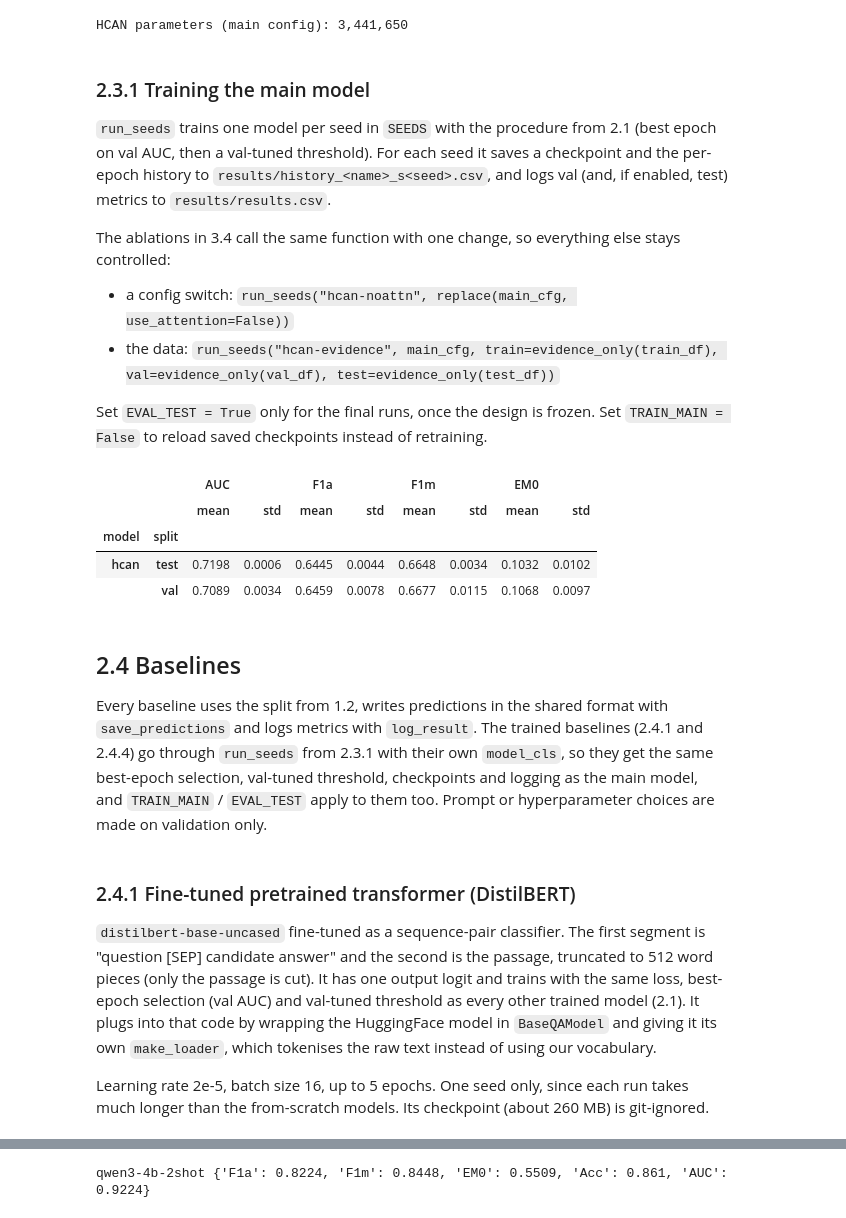
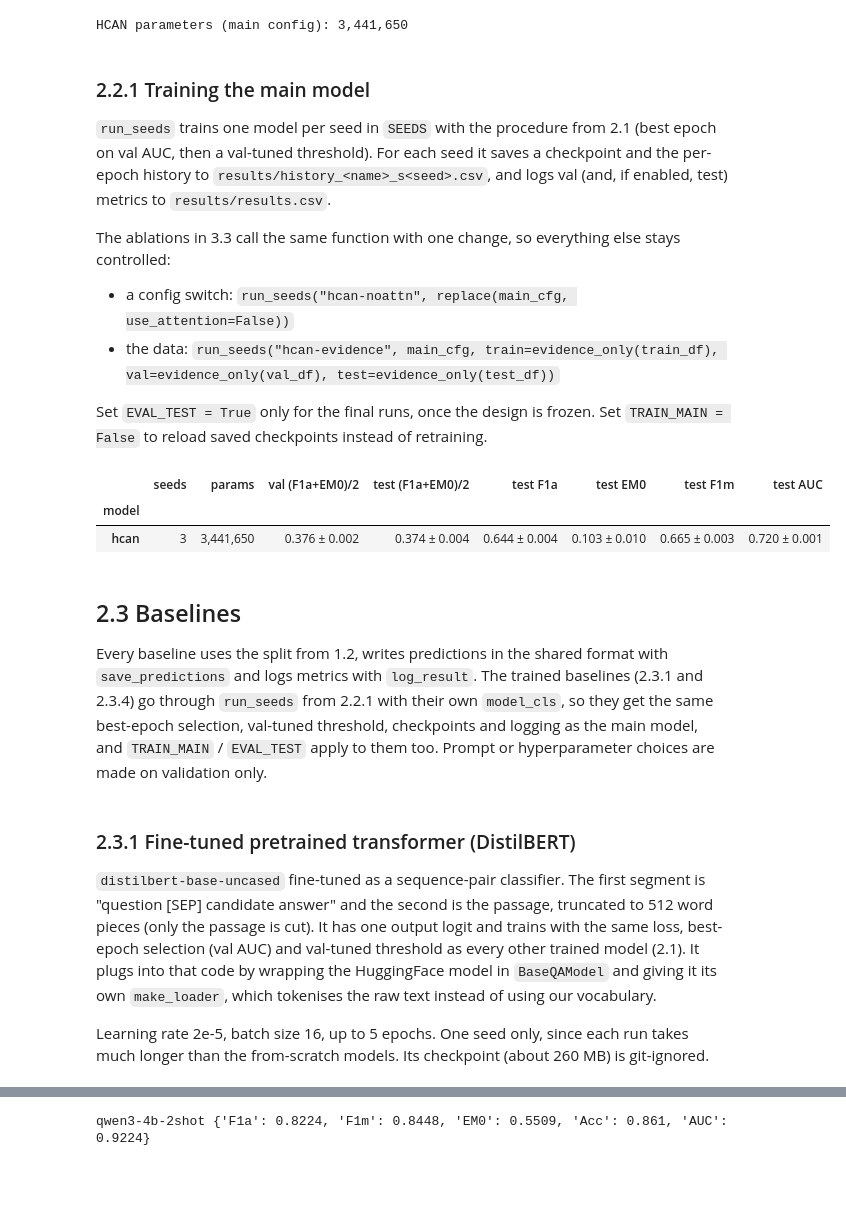
Before and after one commit to rayhao-han/NLP_Proj, a Jupyter notebook: CITS4012_Group56.ipynb, the cells around one changed output, grey strips where cells are left out. Cells and saved outputs as stored; diff of their text form; code cells hidden in the pictures; blank space fills up the shorter version.

```diff
--- a/CITS4012_Group56.ipynb
+++ b/CITS4012_Group56.ipynb
@@ -463,7 +463,7 @@ def metric_value(m: dict, name: str) -> float:
     return m["F1a"] + m["EM0"] if name == "F1a+EM0" else m[name]
 
 def loader_for(model):
-    """The model's own make_loader if it has one (e.g. 2.4.1), else the shared one from 1.5."""
+    """The model's own make_loader if it has one (e.g. 2.3.1), else the shared one from 1.5."""
     return getattr(model, "make_loader", make_loader)
 
 @torch.no_grad()
@@ -759,16 +759,16 @@ print(f"HCAN parameters (main config): {HCAN(HCAConfig(vocab_size=len(vocab))).n
 # %% [output]
 HCAN parameters (main config): 3,441,650
 # %% [markdown]
-### 2.3.1 Training the main model
+### 2.2.1 Training the main model
 `run_seeds` trains one model per seed in `SEEDS` with the procedure from 2.1 (best epoch on val AUC, then a val-tuned threshold). For each seed it saves a checkpoint and the per-epoch history to `results/history_<name>_s<seed>.csv`, and logs val (and, if enabled, test) metrics to `results/results.csv`.
 
-The ablations in 3.4 call the same function with one change, so everything else stays controlled:
+The ablations in 3.3 call the same function with one change, so everything else stays controlled:
 - a config switch: `run_seeds("hcan-noattn", replace(main_cfg, use_attention=False))`
 - the data: `run_seeds("hcan-evidence", main_cfg, train=evidence_only(train_df), val=evidence_only(val_df), test=evidence_only(test_df))`
 
 Set `EVAL_TEST = True` only for the final runs, once the design is frozen. Set `TRAIN_MAIN = False` to reload saved checkpoints instead of retraining.
 # %%
-# ---- Main model config + the shared train/evaluate loop (the ablations in 3.4 reuse it) ----
+# ---- Main model config + the shared train/evaluate loop (the ablations in 3.3 reuse it) ----
 MAIN_NAME = "hcan"
 main_cfg = HCAConfig(vocab_size=len(vocab))
 main_tcfg = TrainConfig(lr=1e-3, batch_size=32, epochs=15, patience=3)
@@ -779,53 +779,72 @@ EVAL_TEST = True     # keep False while tuning; set True only for the final, fro
 def run_seeds(name, cfg, tcfg=main_tcfg, train=train_df, val=val_df, test=test_df,
               seeds=SEEDS, retrain=None, eval_test=None, model_cls=None) -> dict:
     """Train (or reload) one model per seed and log val (+ test) metrics. Returns {seed: model}.
-    model_cls defaults to HCAN; the trained baselines in 2.4 pass their own class."""
+    model_cls defaults to HCAN; the trained baselines in 2.3 pass their own class."""
     model_cls = HCAN if model_cls is None else model_cls
     retrain = TRAIN_MAIN if retrain is None else retrain
     eval_test = EVAL_TEST if eval_test is None else eval_test
     models = {}
     for seed in seeds:
         ckpt_path = CKPT_DIR / f"{name}_s{seed}.pt"
         set_seed(seed)
         model = model_cls(cfg)
         if retrain or not ckpt_path.exists():
             t0 = time.time()
             model, history = train_model(model, train, val, replace(tcfg, seed=seed), name=f"{name} s{seed}")
             train_min = round((time.time() - t0) / 60, 1)
             history.to_csv(RESULTS_DIR / f"history_{name}_s{seed}.csv", index=False)
             torch.save({"state_dict": model.state_dict(), "config": asdict(cfg),
                         "threshold": model.threshold, "train_min": train_min}, ckpt_path)
         else:
             saved = torch.load(ckpt_path, map_location="cpu")
             model.load_state_dict(saved["state_dict"]); model.to(DEVICE)
             model.threshold, train_min = saved["threshold"], saved["train_min"]
         for split, df in [("val", val)] + ([("test", test)] if eval_test else []):
             preds = predict(model, df)                  # uses the val-tuned threshold
             save_predictions(preds, name, split, seed)
             log_result(name, split, evaluate(preds), seed, params=model.n_params(),
                        train_min=train_min, threshold=model.threshold)
         models[seed] = model
     return models
 
-def seed_summary(*names):
-    """Mean and std over seeds of the logged metrics, one row per (model, split)."""
+def mean_std(x: pd.Series) -> str:
+    """"mean ± std" over seeds; just the value for a single run, "–" for none."""
+    x = x.dropna()
+    if x.empty:
+        return "–"
+    return f"{x.mean():.3f}" if len(x) == 1 else f"{x.mean():.3f} ± {x.std():.3f}"
+
+def seed_summary(*names) -> pd.DataFrame:
+    """One row per model from results.csv, mean ± std over seeds, best test score first.
+    score = (F1a + EM0) / 2, SuperGLUE's MultiRC score. Design choices use the val score;
+    the test columns are what we report."""
     res = pd.read_csv(RESULTS_CSV)
-    return (res[res["model"].isin(names)].groupby(["model", "split"])[["AUC", "F1a", "F1m", "EM0"]]
-            .agg(["mean", "std"]).round(4))
+    res["score"] = (res["F1a"] + res["EM0"]) / 2
+    rows = []
+    for name in names:
+        r = res[res["model"] == name]
+        val, test = r[r["split"] == "val"], r[r["split"] == "test"]
+        n_seeds = r.loc[r["seed"].astype(str) != "-", "seed"].nunique()
+        params = r["params"].dropna()
+        rows.append({"model": name, "seeds": n_seeds or "–",
+                     "params": f"{int(params.iloc[0]):,}" if len(params) else "–",
+                     "val (F1a+EM0)/2": mean_std(val["score"]), "test (F1a+EM0)/2": mean_std(test["score"]),
+                     **{f"test {m}": mean_std(test[m]) for m in ("F1a", "EM0", "F1m", "AUC")},
+                     "_order": test["score"].mean()})
+    return (pd.DataFrame(rows).sort_values("_order", ascending=False, na_position="last")
+            .drop(columns="_order").set_index("model"))
 
 main_models = run_seeds(MAIN_NAME, main_cfg)
 seed_summary(MAIN_NAME)
 # %% [output]
-|  |  | AUC |  | F1a |  | F1m |  | EM0 |  |
-|  |  | mean | std | mean | std | mean | std | mean | std |
-| model | split |  |  |  |  |  |  |  |  |
-| hcan | test | 0.7198 | 0.0006 | 0.6445 | 0.0044 | 0.6648 | 0.0034 | 0.1032 | 0.0102 |
-|  | val | 0.7089 | 0.0034 | 0.6459 | 0.0078 | 0.6677 | 0.0115 | 0.1068 | 0.0097 |
+|  | seeds | params | val (F1a+EM0)/2 | test (F1a+EM0)/2 | test F1a | test EM0 | test F1m | test AUC |
+| model |  |  |  |  |  |  |  |  |
+| hcan | 3 | 3,441,650 | 0.376 ± 0.002 | 0.374 ± 0.004 | 0.644 ± 0.004 | 0.103 ± 0.010 | 0.665 ± 0.003 | 0.720 ± 0.001 |
 # %% [markdown]
-## 2.4 Baselines
-Every baseline uses the split from 1.2, writes predictions in the shared format with `save_predictions` and logs metrics with `log_result`. The trained baselines (2.4.1 and 2.4.4) go through `run_seeds` from 2.3.1 with their own `model_cls`, so they get the same best-epoch selection, val-tuned threshold, checkpoints and logging as the main model, and `TRAIN_MAIN` / `EVAL_TEST` apply to them too. Prompt or hyperparameter choices are made on validation only.
+## 2.3 Baselines
+Every baseline uses the split from 1.2, writes predictions in the shared format with `save_predictions` and logs metrics with `log_result`. The trained baselines (2.3.1 and 2.3.4) go through `run_seeds` from 2.2.1 with their own `model_cls`, so they get the same best-epoch selection, val-tuned threshold, checkpoints and logging as the main model, and `TRAIN_MAIN` / `EVAL_TEST` apply to them too. Prompt or hyperparameter choices are made on validation only.
 # %% [markdown]
-### 2.4.1 Fine-tuned pretrained transformer (DistilBERT)
+### 2.3.1 Fine-tuned pretrained transformer (DistilBERT)
 `distilbert-base-uncased` fine-tuned as a sequence-pair classifier. The first segment is "question [SEP] candidate answer" and the second is the passage, truncated to 512 word pieces (only the passage is cut). It has one output logit and trains with the same loss, best-epoch selection (val AUC) and val-tuned threshold as every other trained model (2.1). It plugs into that code by wrapping the HuggingFace model in `BaseQAModel` and giving it its own `make_loader`, which tokenises the raw text instead of using our vocabulary.
 
 Learning rate 2e-5, batch size 16, up to 5 epochs. One seed only, since each run takes much longer than the from-scratch models. Its checkpoint (about 260 MB) is git-ignored.
```
Also changed, not shown: parts of 20 cells of this notebook.
